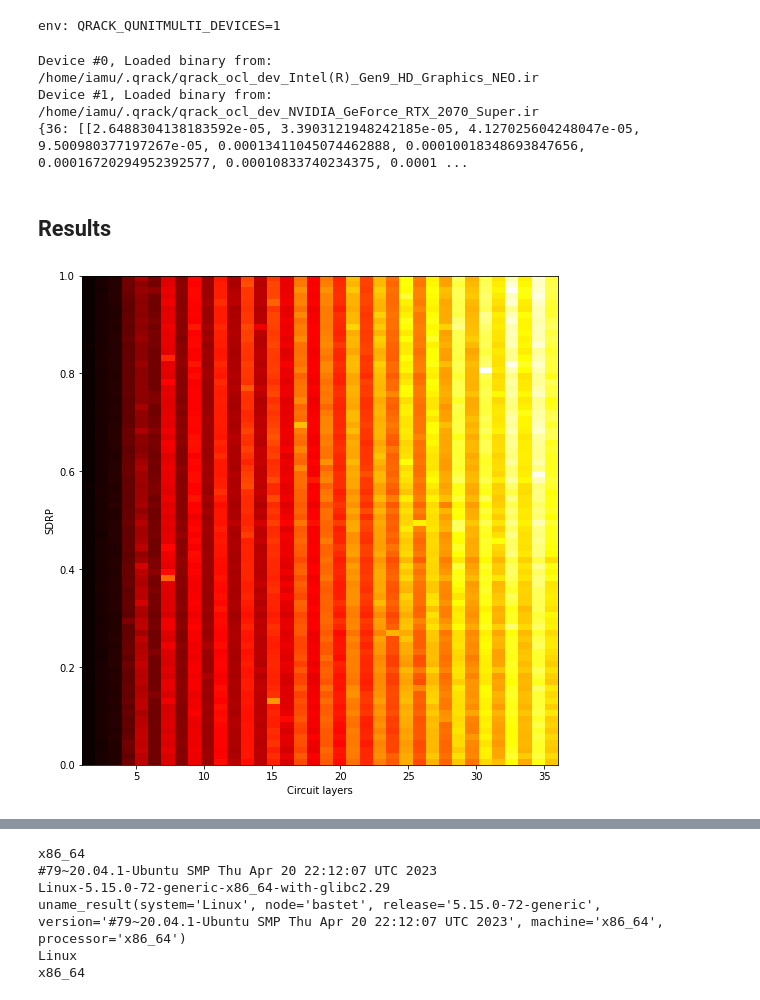
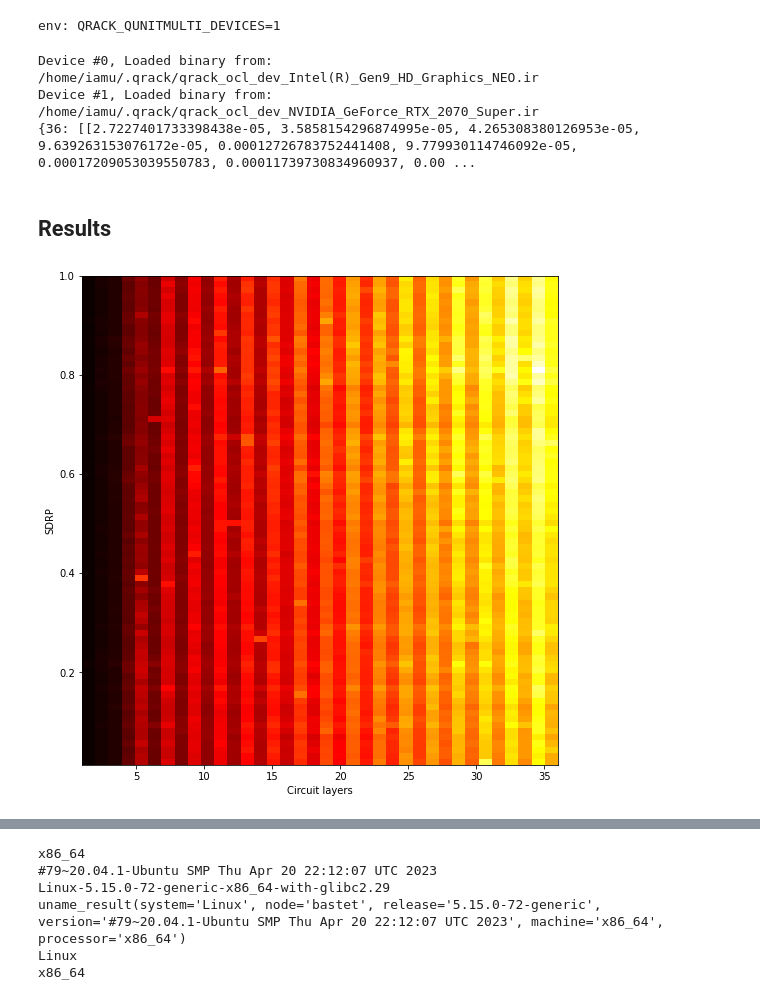
Before and after one commit to unitaryfund/research, a Jupyter notebook: qrack-report/plots/Volumetric heat maps.ipynb, the cells around one changed output, grey strips where cells are left out. Cells and saved outputs as stored; diff of their text form; code cells hidden in the pictures.

```diff
--- a/qrack-report/plots/Volumetric heat maps.ipynb
+++ b/qrack-report/plots/Volumetric heat maps.ipynb
@@ -116,7 +116,7 @@ def bench(width, depth, sdrp):
 qrack_time_results = {}
 qrack_fidelity_results = {}
 
-for n in [36, 49, 64]:
+for n in [36, 49, 64, 81, 100]:
     qrack_time_results[n] = []
     qrack_fidelity_results[n] = []
 
@@ -137,30 +137,30 @@ print(qrack_time_results, qrack_fidelity_results)
 # %% [output]
 Device #0, Loaded binary from: /home/iamu/.qrack/qrack_ocl_dev_Intel(R)_Gen9_HD_Graphics_NEO.ir
 Device #1, Loaded binary from: /home/iamu/.qrack/qrack_ocl_dev_NVIDIA_GeForce_RTX_2070_Super.ir
-{36: [[2.6488304138183592e-05, 3.3903121948242185e-05, 4.127025604248047e-05, 9.500980377197267e-05, 0.00013411045074462888, 0.00010018348693847656, 0.00016720294952392577, 0.00010833740234375, 0.0001 ...
+{36: [[2.7227401733398438e-05, 3.5858154296874995e-05, 4.265308380126953e-05, 9.639263153076172e-05, 0.00012726783752441408, 9.779930114746092e-05, 0.00017209053039550783, 0.00011739730834960937, 0.00 ...
 # %% [markdown]
 ## Results
 # %%
 import matplotlib.pyplot as plt
 
 fig, ax = plt.subplots(figsize = (9, 9))
 # plt.title("Fidelity vs. layer depth, 54 qubits, A100 GPU")
 plt.xlabel("Circuit layers")
 plt.ylabel("SDRP")
 
 left = 1
 right = 36
-bottom = 0
+bottom = 0.0125
 top = 1
 extent = [left, right, bottom, top]
 
 h = qrack_time_results[36]
 
-plt.imshow(h, cmap='hot', interpolation='nearest', extent=extent, aspect=36)
+plt.imshow(h, cmap='hot', interpolation='nearest', extent=extent, aspect=36.455696203)
 
 fig.savefig('heat_map_time_36.png', dpi=100)
 # %% [output]
-[figure, old version]
+[figure, new version]
 # %%
 import matplotlib.pyplot as plt
 
```
Also changed, not shown: parts of 9 cells of this notebook, 10 other files.
